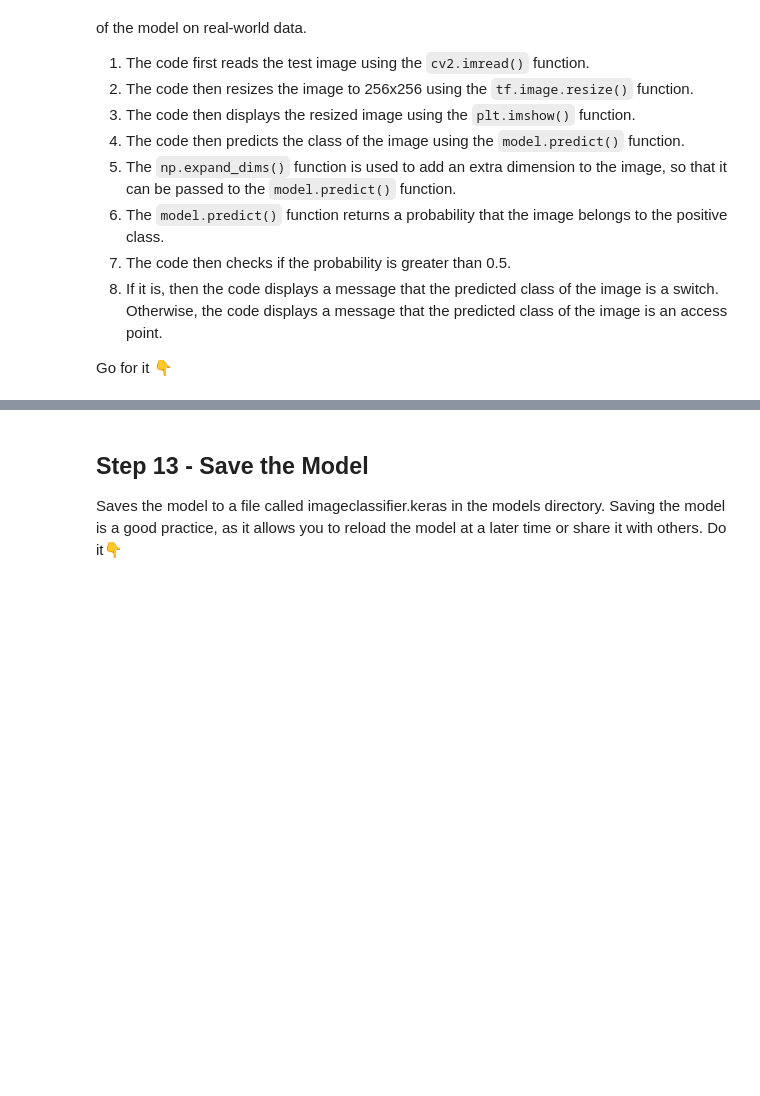
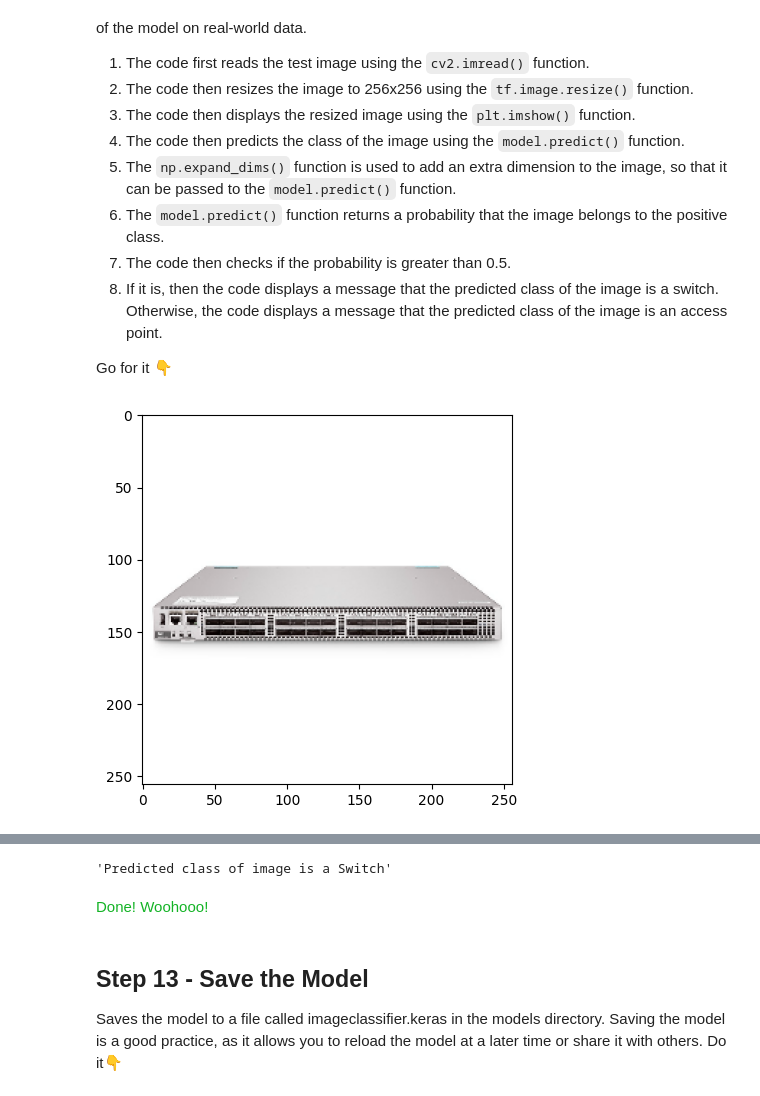
Before and after one commit to michaelrosejr/aruba-ai-workshop, a Jupyter notebook: Activity21.ipynb, the cells around one changed output, grey strips where cells are left out. Saved outputs shown, nothing was run; the diff lists cells and outputs as text; code cells hidden in the pictures; blank space fills up the shorter version.

```diff
--- a/Activity21.ipynb
+++ b/Activity21.ipynb
@@ -353,19 +429,21 @@ Go for it 👇
 # %%
 ####
 # Test Model
 #
 import cv2
 
-img = cv2.imread('test_images/test_switch-1.png')
+img = cv2.imread('test_images/myswitch.jpg')
 resize = tf.image.resize(img, (256, 256))
 plt.imshow(resize.numpy().astype(int))  # type: ignore
 plt.show()
 
 yhat = model.predict(np.expand_dims(resize/255, 0))  # type: ignore
 
 if yhat > 0.5:
     display('Predicted class of image is a Switch')
 else:
     display('Predicted class of image is an Access Point')
 
 display(Markdown('<span style="color: #14B326">Done! Woohooo!</span>'))
+# %% [output]
+[figure, added]
@@ -372,3 +451,5 @@ display(Markdown('<span style="color: #14B326">Done! Woohooo!</span>'))
+'Predicted class of image is a Switch'
+<span style="color: #14B326">Done! Woohooo!</span>
 # %% [markdown]
 ## Step 13 - Save the Model
 
```
Also changed, not shown: parts of 17 cells of this notebook, 6 other files.
